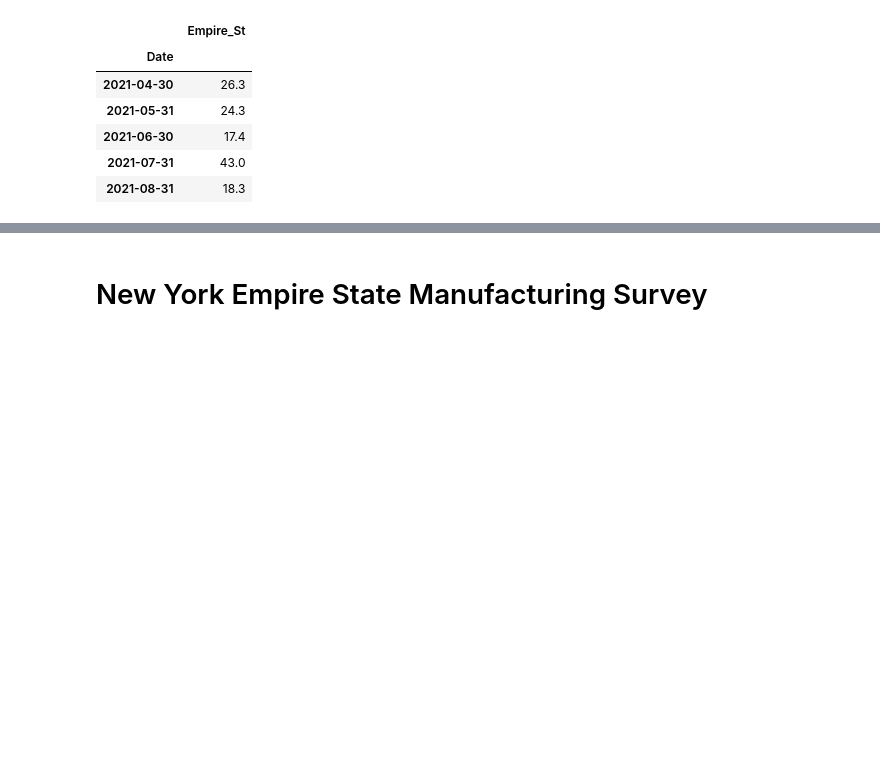
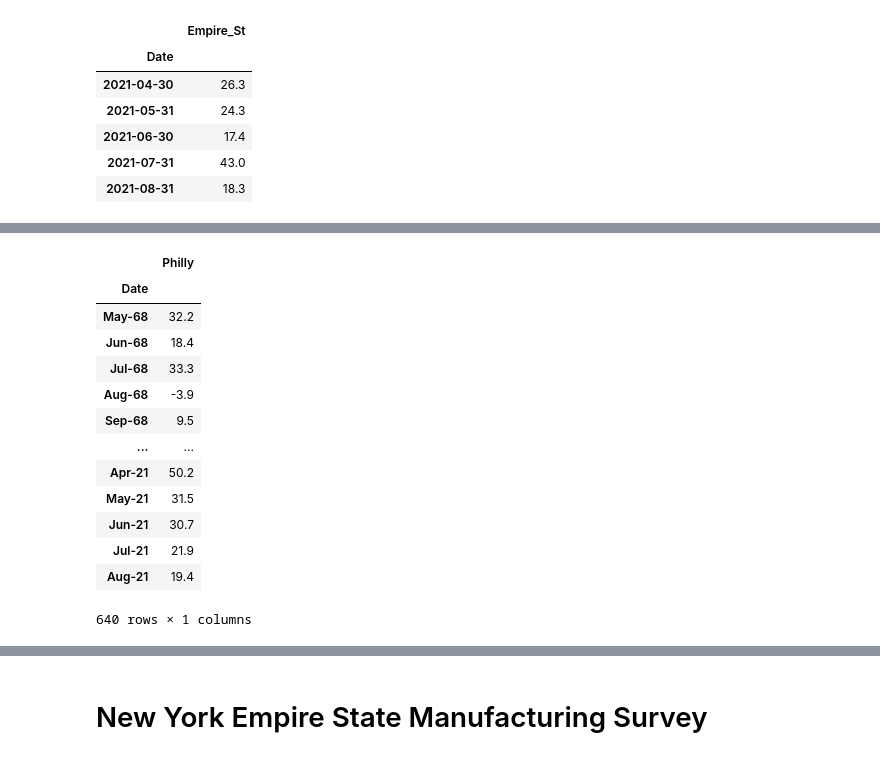
Before and after one commit to obsessedquant/GeoLocation-Vs-Covid-Analysis-and-Visualization, a Jupyter notebook: sam/Economic_Indicators.ipynb, the cells around one changed output, grey strips where cells are left out. Drawn from its saved outputs; the diff is of its cells as text; code cells hidden in the pictures; blank space fills up the shorter version.

```diff
--- a/sam/Economic_Indicators.ipynb
+++ b/sam/Economic_Indicators.ipynb
@@ -47 +70,19 @@ empire_clean_df.tail()
+# %%
+philly_clean_df = philly_clean_df.set_index(['Date'])
+philly_clean_df
+# %% [output]
+|  | Philly |
+| Date |  |
+| May-68 | 32.2 |
+| Jun-68 | 18.4 |
+| Jul-68 | 33.3 |
+| Aug-68 | -3.9 |
+| Sep-68 | 9.5 |
+| ... | ... |
+| Apr-21 | 50.2 |
+| May-21 | 31.5 |
+| Jun-21 | 30.7 |
+| Jul-21 | 21.9 |
+| Aug-21 | 19.4 |
+640 rows × 1 columns
 # %%
```
Also changed, not shown: parts of 18 cells of this notebook.
